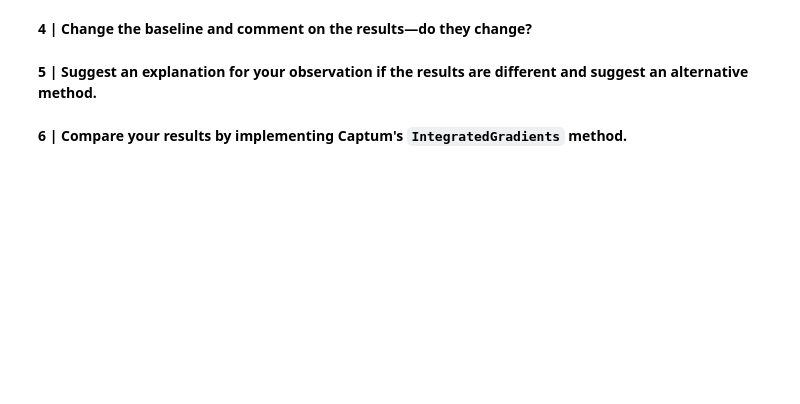
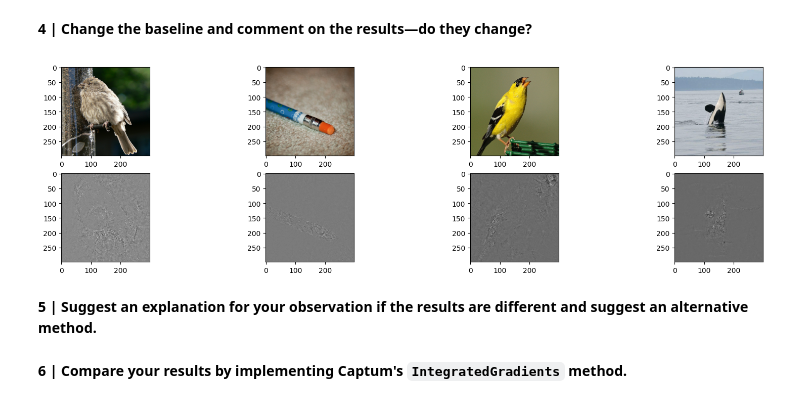
Before and after one commit to dave1b/TSM_AdvDeLearn, a Jupyter notebook: 09_week/xai_02.ipynb, the cells around one changed output. Cells and saved outputs as stored; diff of their text form; code cells hidden in the pictures; blank space fills up the shorter version.

```diff
--- a/09_week/xai_02.ipynb
+++ b/09_week/xai_02.ipynb
@@ -129,10 +145,20 @@ for i, image in enumerate(images):
 **4 | Change the baseline and comment on the results—do they change?**
 # %%
 # Use a different baseline of all ones
-fig, axs = plt.subplots(1, images.shape[0], figsize=(5 * images.shape[0], 5))
+fig, axs = plt.subplots(2, images.shape[0], figsize=(5 * images.shape[0], 5))
+
+rand_baseline = torch.rand_like(input_tensor)
+
 for i, image in enumerate(images):
+    input_tensor = torch.tensor(image).permute(2, 0, 1).unsqueeze(0).float()
+    target_class = int(labels[i])
 
-    # YOUR CODE HERE
+    saliency_map = integrated_gradients(model, input_tensor, target_class, rand_baseline).squeeze(0)
+    saliency_img = torch.tensor(saliency_map).permute(1, 2, 0).numpy().mean(axis=2)
+    axs[0, i].imshow(utils.normalize(image))
+    axs[1, i].imshow(utils.normalize(saliency_img), cmap="gray", alpha=1)
+# %% [output]
+[figure, added]
 # %% [markdown]
 **5 | Suggest an explanation for your observation if the results are different and suggest an alternative method.**
 # %%
```
Also changed, not shown: parts of 13 cells of this notebook, 2 other files.
